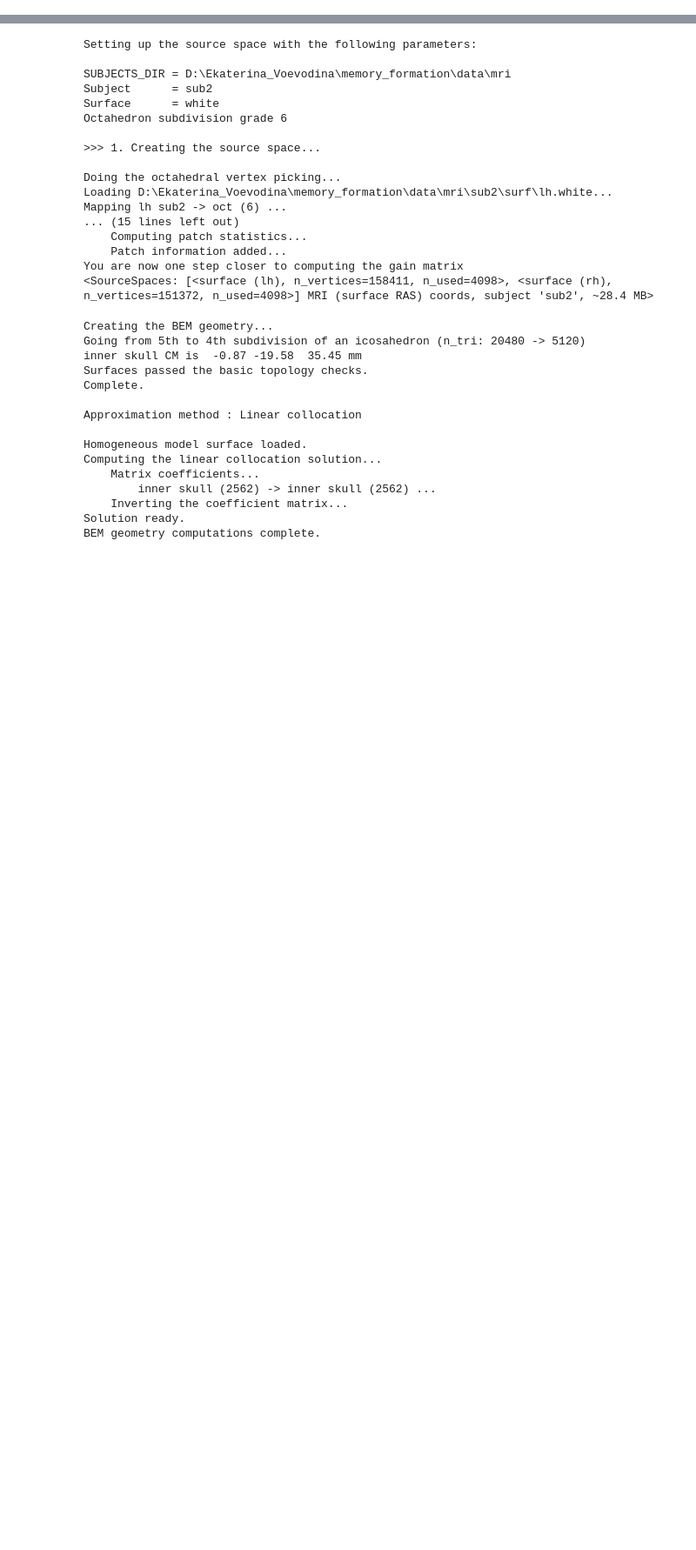
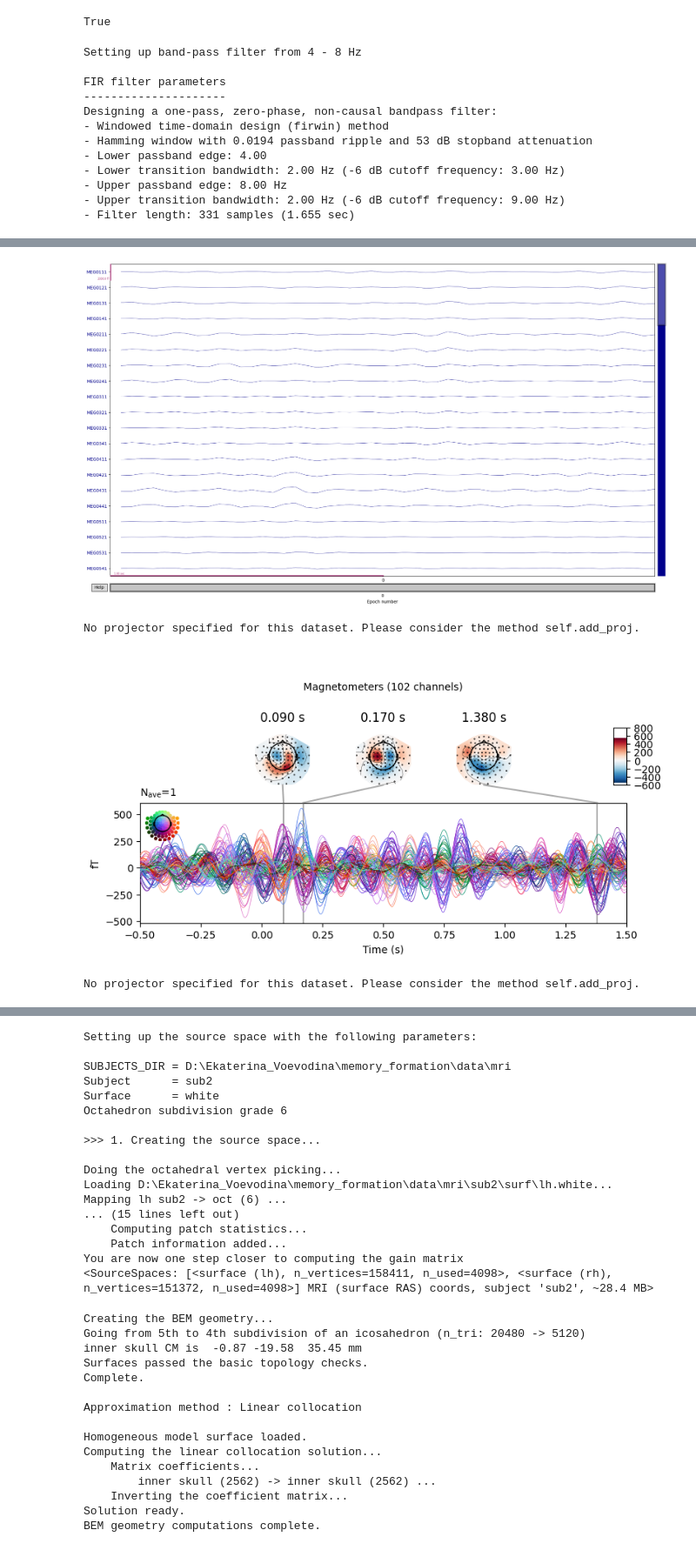
Before and after one commit to bonokat/memory_formation, a Jupyter notebook: dirty_field/src_rec.ipynb, the cells around one changed output, grey strips where cells are left out. Shown at 87% size. Cells and saved outputs as stored; diff of their text form; code cells hidden in the pictures; blank space fills up the shorter version.

Commit message:
playing with beamformer settings

```diff
--- a/dirty_field/src_rec.ipynb
+++ b/dirty_field/src_rec.ipynb
@@ -103,0 +108,24 @@ Designing a one-pass, zero-phase, non-causal bandpass filter:
+# %%
+hilbert2 == average1
+# %% [output]
+True
+# %%
+cropped_epoch_theta = epochs[0].crop(-0.5, 1.5).pick_types(meg='mag').filter(4., 8.)
+cropped_epoch_theta.plot()
+average2 = cropped_epoch_theta.average()
+average2.plot_joint()
+hilbert2 = average2.apply_hilbert(envelope=True)
+hilbert2.plot_joint()
+# %% [output]
+Setting up band-pass filter from 4 - 8 Hz
+
+FIR filter parameters
+---------------------
+Designing a one-pass, zero-phase, non-causal bandpass filter:
+- Windowed time-domain design (firwin) method
+- Hamming window with 0.0194 passband ripple and 53 dB stopband attenuation
+- Lower passband edge: 4.00
+- Lower transition bandwidth: 2.00 Hz (-6 dB cutoff frequency: 3.00 Hz)
+- Upper passband edge: 8.00 Hz
+- Upper transition bandwidth: 2.00 Hz (-6 dB cutoff frequency: 9.00 Hz)
+- Filter length: 331 samples (1.655 sec)
@@ -103,0 +138,4 @@ Designing a one-pass, zero-phase, non-causal bandpass filter:
+[figure, added]
+No projector specified for this dataset. Please consider the method self.add_proj.
+[figure, added]
+No projector specified for this dataset. Please consider the method self.add_proj.
```
Also changed, not shown: parts of 32 cells of this notebook, 1 other file.
